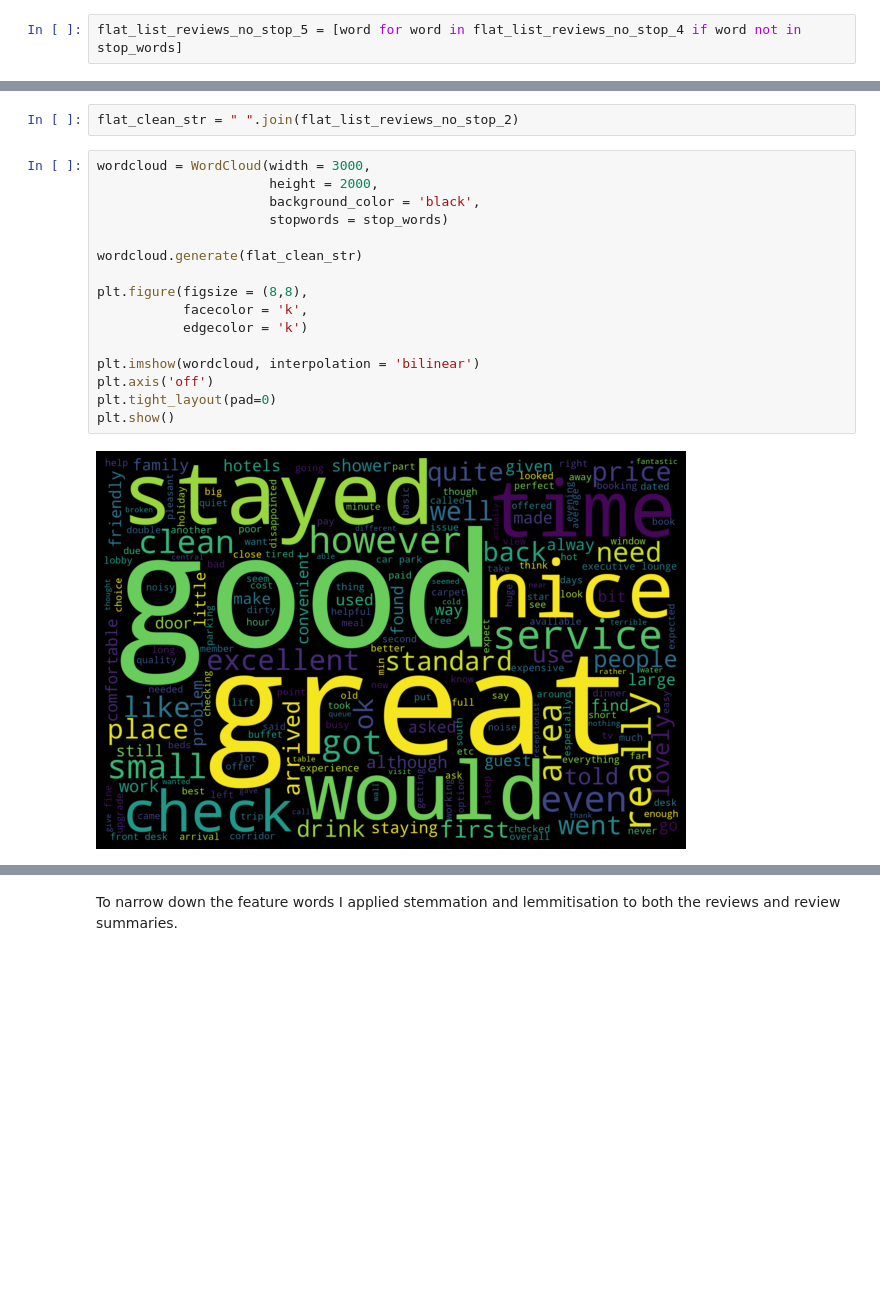
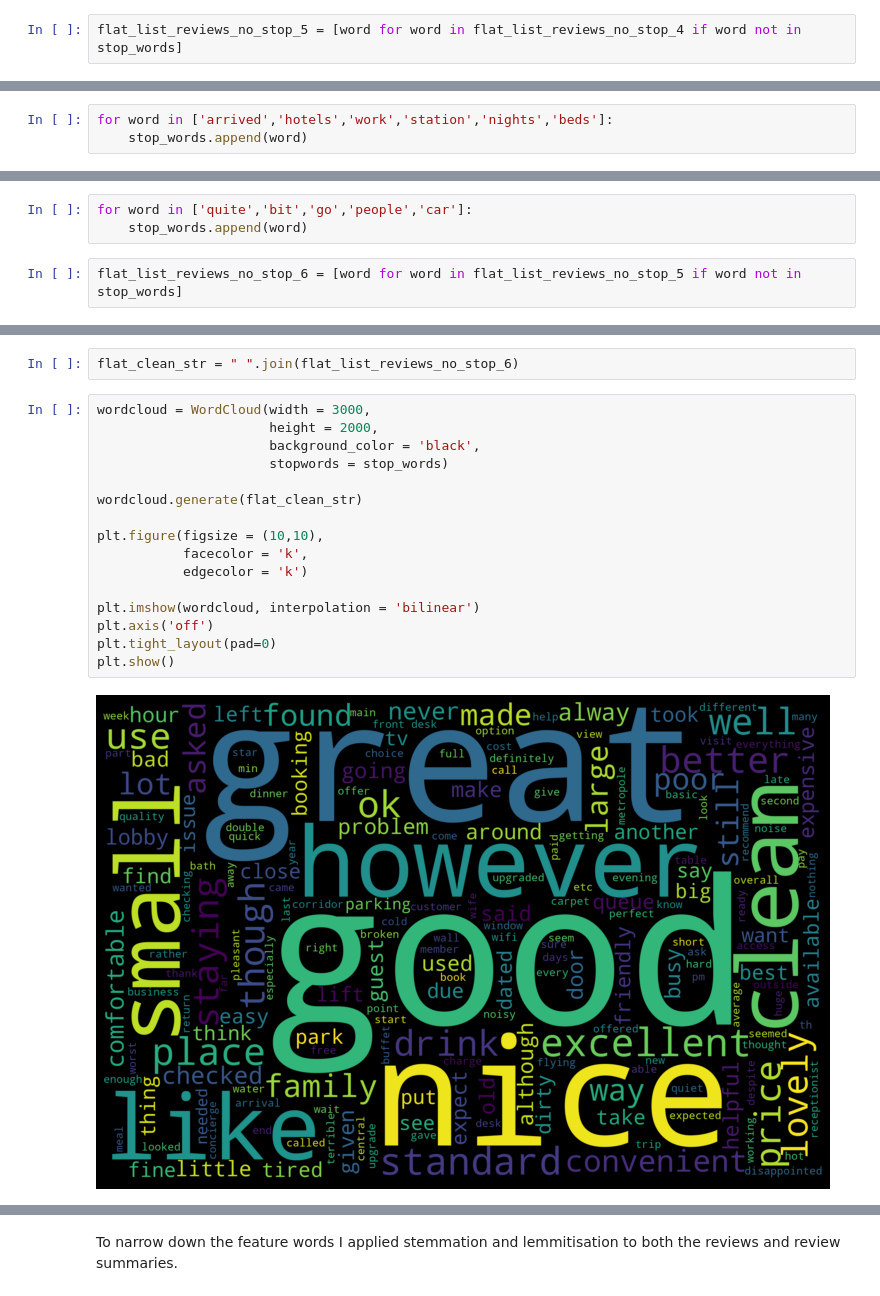
Before and after one commit to awesomeahi95/Hotel_Review_NLP, a Jupyter notebook: 2.Further_EDA_and_Preprocessing.ipynb, the cells around one changed output, grey strips where cells are left out. Cells and saved outputs as stored; diff of their text form; blank space fills up the shorter version.

```diff
--- a/2.Further_EDA_and_Preprocessing.ipynb
+++ b/2.Further_EDA_and_Preprocessing.ipynb
@@ -181,0 +186,3 @@ plt.show()
+# %%
+for word in ['arrived','hotels','work','station','nights','beds']:
+    stop_words.append(word)
@@ -181,0 +197,5 @@ plt.show()
+# %%
+for word in ['quite','bit','go','people','car']:
+    stop_words.append(word)
+# %%
+flat_list_reviews_no_stop_6 = [word for word in flat_list_reviews_no_stop_5 if word not in stop_words]
@@ -182,21 +208,21 @@ plt.show()
 # %%
-flat_clean_str = " ".join(flat_list_reviews_no_stop_2)
+flat_clean_str = " ".join(flat_list_reviews_no_stop_6)
 # %%
 wordcloud = WordCloud(width = 3000,
                       height = 2000,
                       background_color = 'black',
                       stopwords = stop_words)
 
 wordcloud.generate(flat_clean_str)
 
-plt.figure(figsize = (8,8),
+plt.figure(figsize = (10,10),
            facecolor = 'k',
            edgecolor = 'k')
 
 plt.imshow(wordcloud, interpolation = 'bilinear')
 plt.axis('off')
 plt.tight_layout(pad=0)
 plt.show()
 # %% [output]
-[figure, old version]
+[figure, new version]
 # %% [markdown]
```
Also changed, not shown: parts of 42 cells of this notebook, 32 other files.
